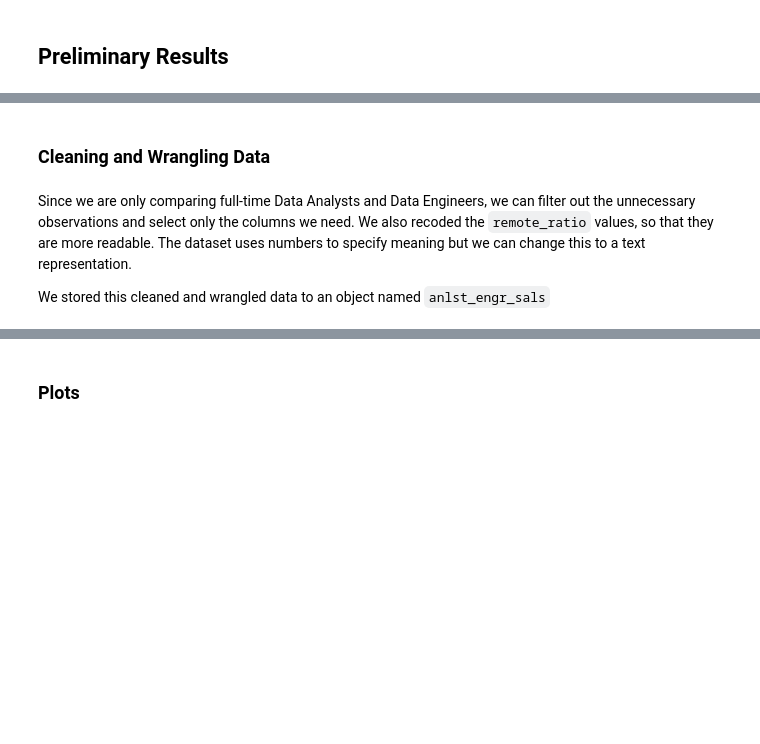
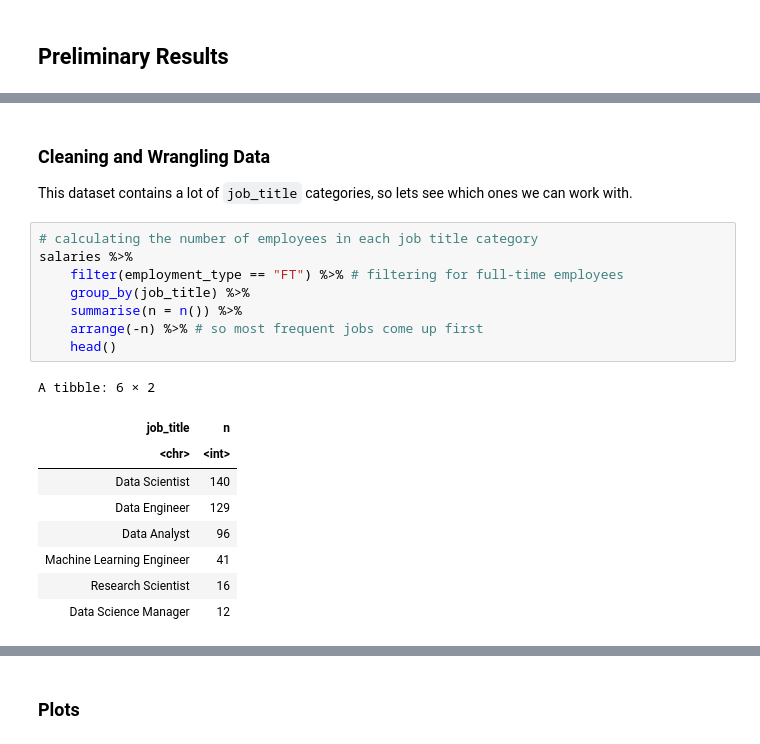
Before and after one commit to AmyChen354/stat-201-project, a Jupyter notebook: proposal.ipynb, the cells around one changed output, grey strips where cells are left out. Saved outputs shown, nothing was run; the diff lists cells and outputs as text; blank space fills up the shorter version.

````diff
--- a/proposal.ipynb
+++ b/proposal.ipynb
@@ -51,7 +68,23 @@ A data.frame: 6 × 11
 | 6 | 2020 | EN | FT | Data Analyst | 72000 | USD | 72000 | ... |
 # %% [markdown]
 ### Cleaning and Wrangling Data
+
+This dataset contains a lot of ```job_title``` categories, so lets see which ones we can work with.
-# %% [markdown]
-Since we are only comparing full-time Data Analysts and Data Engineers, we can filter out the unnecessary observations and select only the columns we need. We also recoded the ```remote_ratio``` values, so that they are more readable. The dataset uses numbers to specify meaning but we can change this to a text representation.
-
-We stored this cleaned and wrangled data to an object named ```anlst_engr_sals```
+# %%
+# calculating the number of employees in each job title category
+salaries %>%
+    filter(employment_type == "FT") %>% # filtering for full-time employees
+    group_by(job_title) %>%
+    summarise(n = n()) %>%
+    arrange(-n) %>% # so most frequent jobs come up first
+    head()
+# %% [output]
+A tibble: 6 × 2
+| job_title | n |
+| <chr> | <int> |
+| Data Scientist | 140 |
+| Data Engineer | 129 |
+| Data Analyst | 96 |
+| Machine Learning Engineer | 41 |
+| Research Scientist | 16 |
+| Data Science Manager | 12 |
````
Also changed, not shown: parts of 20 cells of this notebook.
